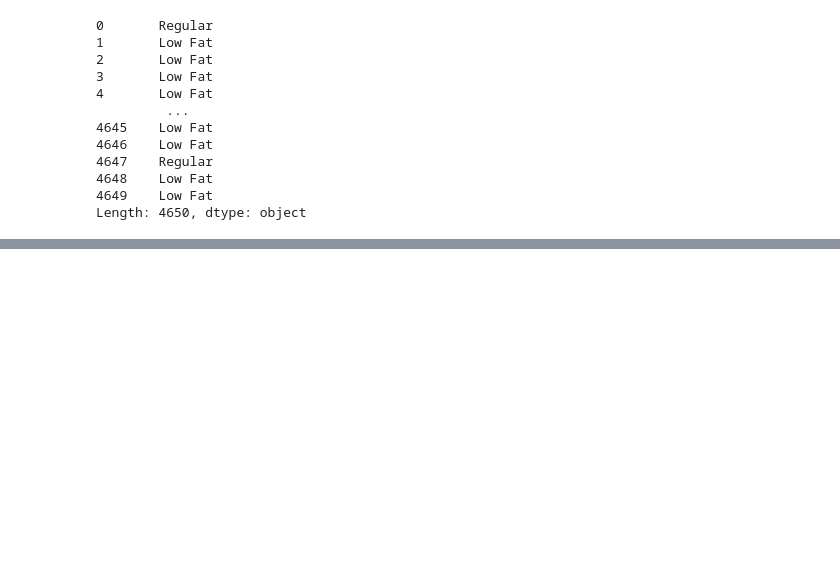
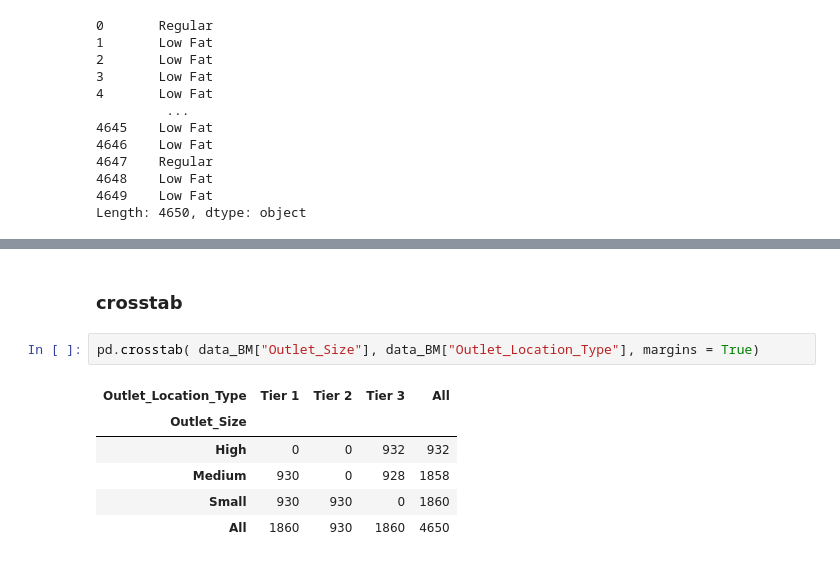
Before and after one commit to Prime91Manu/Guides, a Jupyter notebook: Guides_Folder/Python/07. Introduction to Pandas.ipynb, the cells around one changed output, grey strips where cells are left out. Drawn from its saved outputs; the diff is of its cells as text; blank space fills up the shorter version.

```diff
--- a/Guides_Folder/Python/07. Introduction to Pandas.ipynb
+++ b/Guides_Folder/Python/07. Introduction to Pandas.ipynb
@@ -681,0 +760,11 @@ Name: Item_MRP, dtype: float64
+# %% [markdown]
+### crosstab
+# %%
+pd.crosstab( data_BM["Outlet_Size"], data_BM["Outlet_Location_Type"], margins = True)
+# %% [output]
+| Outlet_Location_Type | Tier 1 | Tier 2 | Tier 3 | All |
+| Outlet_Size |  |  |  |  |
+| High | 0 | 0 | 932 | 932 |
+| Medium | 930 | 0 | 928 | 1858 |
+| Small | 930 | 930 | 0 | 1860 |
+| All | 1860 | 930 | 1860 | 4650 |
```
Also changed, not shown: parts of 13 cells of this notebook, 12 other files.
